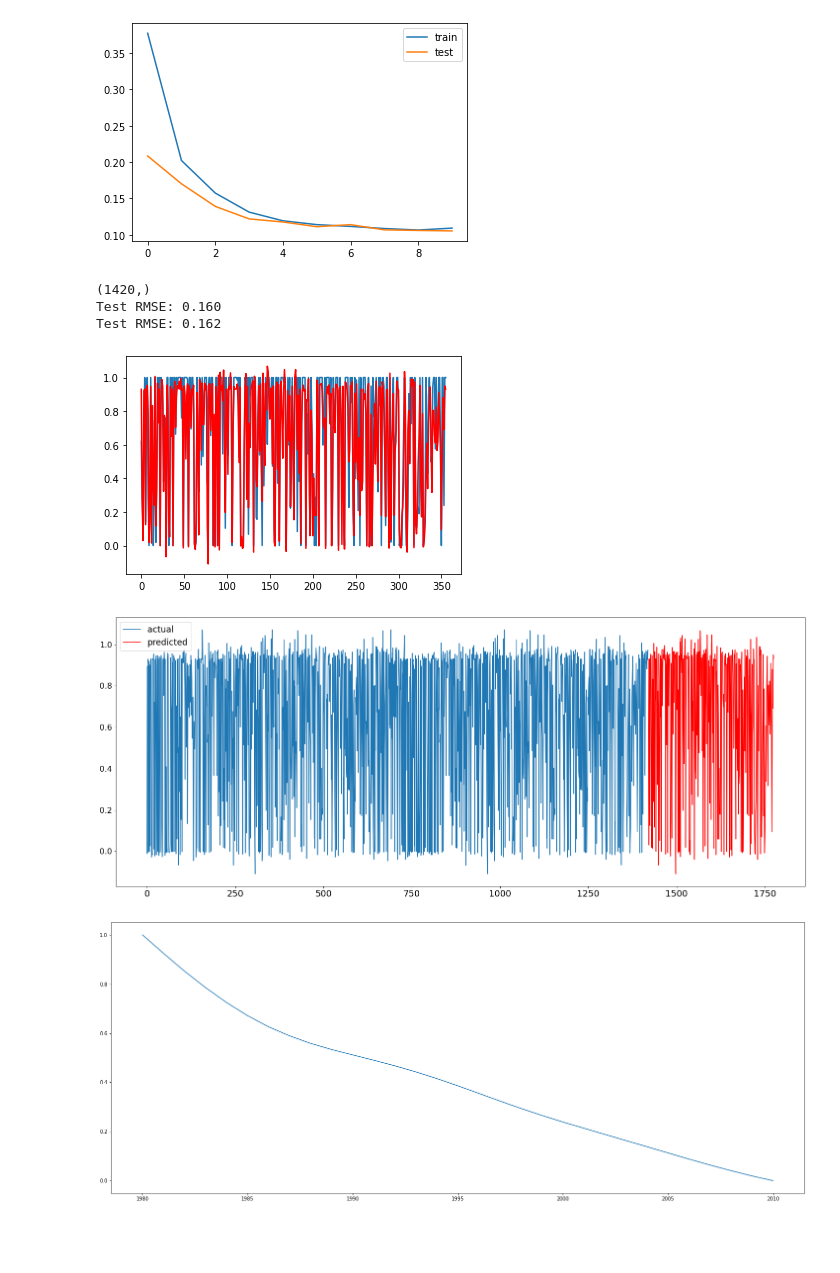
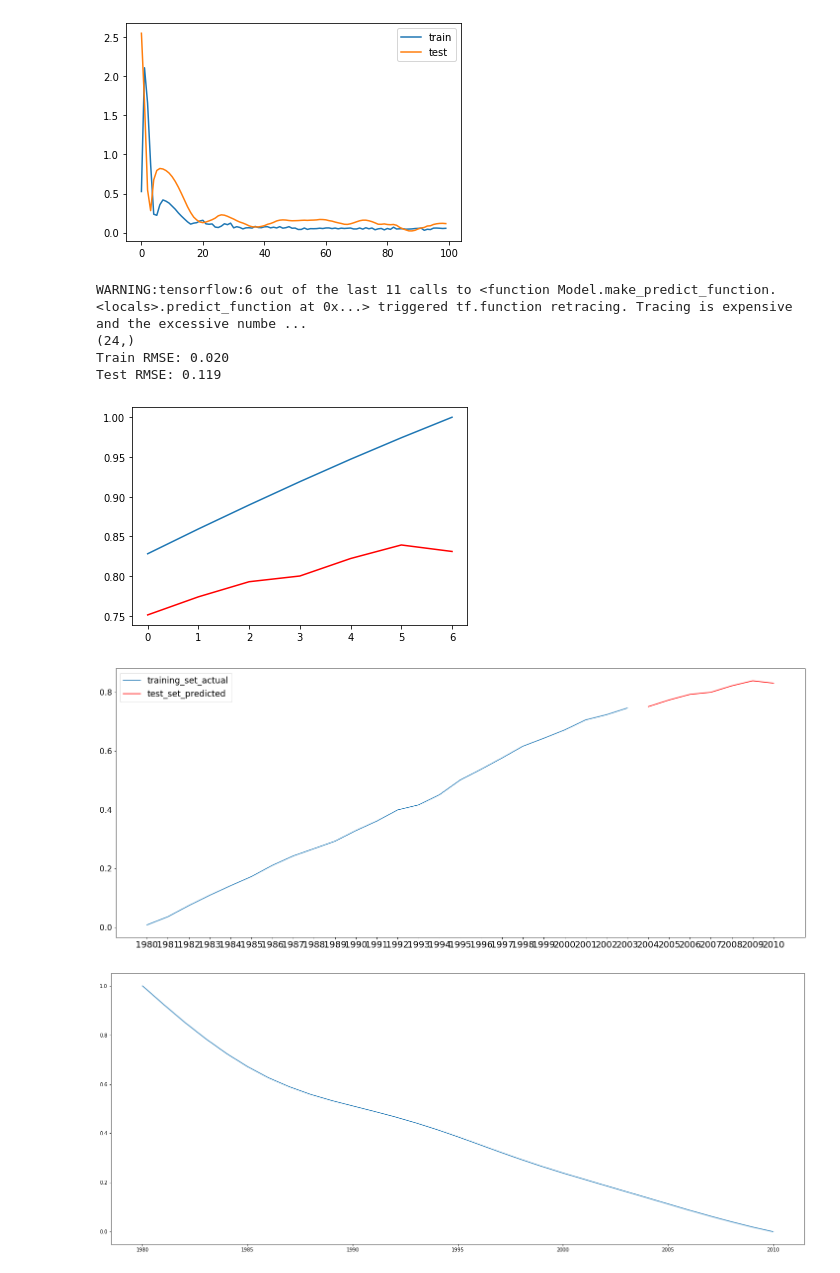
Before and after one commit to jimzhang629/DSCI400-Project, a Jupyter notebook: src/Models/lstm_attempt.ipynb, the cells around one changed output. Drawn from its saved outputs; the diff is of its cells as text; code cells hidden in the pictures; blank space fills up the shorter version.

```diff
--- a/src/Models/lstm_attempt.ipynb
+++ b/src/Models/lstm_attempt.ipynb
@@ -54,25 +38,27 @@ data.set_index('Date',inplace=True)
 #selecting only those rows, which has City as 'Delhi'
 df = data.loc[data['City']=='Delhi']
 '''
-df = data
+
+target_indicator_idx = 104 #NY.GDP.MKTP index
+df = transpose_data
 df.describe()
 
 #We will use it further to show the graph of multi step prediction
-df_train = df.iloc[0:1420]
-df_test = df.iloc[1420:]
+df_train = df.iloc[0:int(0.8*transpose_data.shape[0])]
+df_test = df.iloc[int(0.8*transpose_data.shape[0]):]
 
 #plotting the line graph of whatever 2nd indicator is
-df.iloc[2].plot(figsize=(25,10))
+df.iloc[:, target_indicator_idx].plot(figsize=(25,10))
 
-plot_acf(df.iloc[104])
+plot_acf(df.iloc[:,target_indicator_idx]) #get row 104 instead
 plt.title('NY.GDP.MKTP.KD')
 
 plt.show()
 
 #scale the values
-dataset = data.values
-scaler = MinMaxScaler(feature_range=(0, 1))
-dataset = scaler.fit_transform(dataset)
+dataset = transpose_data.values
+#scaler = MinMaxScaler(feature_range=(0, 1))
+#dataset = scaler.fit_transform(dataset)
 
 #divide the data into train and test data
 train_size = int(len(dataset) * 0.80)
@@ -80,9 +66,12 @@ test_size = len(dataset) - train_size
 train, test = dataset[0:train_size,:], dataset[train_size:len(dataset),:]
 print(train)
 
+
 #index the data into dependent and independent variables
-train_X, train_y = train[:, :30], train[:, 30]
-test_X, test_y = test[:, :30], test[:, 30]
+train_X, train_y = np.concatenate((train[:, :target_indicator_idx], train[:,target_indicator_idx + 1:]), axis = 1), train[:, target_indicator_idx]
+#train_X, train_y = train[:, :30], train[:, 30]
+test_X, test_y = np.concatenate((test[:, :target_indicator_idx], test[:,target_indicator_idx + 1:]), axis = 1), test[:, target_indicator_idx]
+#test_X, test_y = test[:, :30], test[:, 30]
 print(train_X.shape, train_y.shape, test_X.shape, test_y.shape)
 
 #convert data into suitable dimension for using it as input in LSTM network
@@ -96,7 +85,7 @@ model.add(Dropout(0.2))
 model.add(Dense(1))
 model.compile(loss='mae', optimizer='adam')
 
-history = model.fit(train_X, train_y, epochs=10, batch_size=72, validation_data=(test_X, test_y), verbose=2, shuffle=False)
+history = model.fit(train_X, train_y, epochs=100, batch_size=72, validation_data=(test_X, test_y), verbose=2, shuffle=False)
 
 plt.plot(history.history['loss'], label='train')
 plt.plot(history.history['val_loss'], label='test')
@@ -140,7 +129,7 @@ inv_test_y = inv_test_y[:,0]
 
 #calculating rmse on train data
 rmse_train = sqrt(mean_squared_error(inv_train_y, inv_train_predict))
-print('Test RMSE: %.3f' % rmse_train)
+print('Train RMSE: %.3f' % rmse_train)
 
 #calculating rmse on test data
 rmse_test = sqrt(mean_squared_error(inv_test_y, inv_test_predict))
@@ -150,16 +139,16 @@ print('Test RMSE: %.3f' % rmse_test)
 inv_test_y = inv_test_y.reshape(-1,1)
 inv_test_y.shape
 
-t = np.arange(0,356,1)
+t = np.arange(0,int(0.2*transpose_data.shape[0])+1,1)
 
-plt.plot(t,inv_test_y,label="actual")
+plt.plot(t,inv_test_y,label='actual')
 plt.plot(t,inv_test_predict,'r',label="predicted")
 plt.show()
 
 #plotting the graph to show multi step prediction
 plt.figure(figsize=(25, 10))
-plt.plot(df_train.index, inv_train_predict,label="actual")
-plt.plot(df_test.index, inv_test_predict, color='r',label="predicted")
+plt.plot(df_train.index, inv_train_predict,label="training_set_actual")
+plt.plot(df_test.index, inv_test_predict, color='r',label="test_set_predicted")
 plt.legend(loc='best', fontsize='xx-large')
 plt.xticks(fontsize=18)
 plt.yticks(fontsize=16)
@@ -187,9 +176,10 @@ Epoch 10/10
-[figure, old version]
+[figure, new version]
-(1420,)
-Test RMSE: 0.160
-Test RMSE: 0.162
+WARNING:tensorflow:6 out of the last 11 calls to <function Model.make_predict_function.<locals>.predict_function at 0x...> triggered tf.function retracing. Tracing is expensive and the excessive numbe ...
+(24,)
+Train RMSE: 0.020
+Test RMSE: 0.119
-[figure, old version]
+[figure, new version]
-[figure, old version]
+[figure, new version]
 # %%
 df = data
 df.describe()
```
Also changed, not shown: parts of 3 cells of this notebook.
